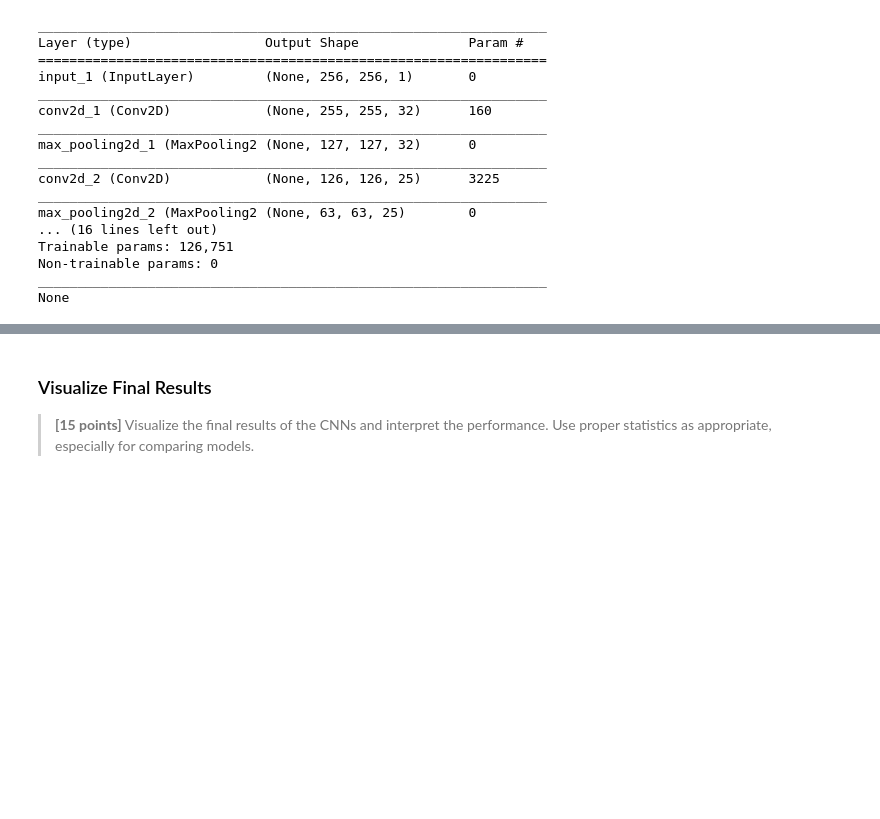
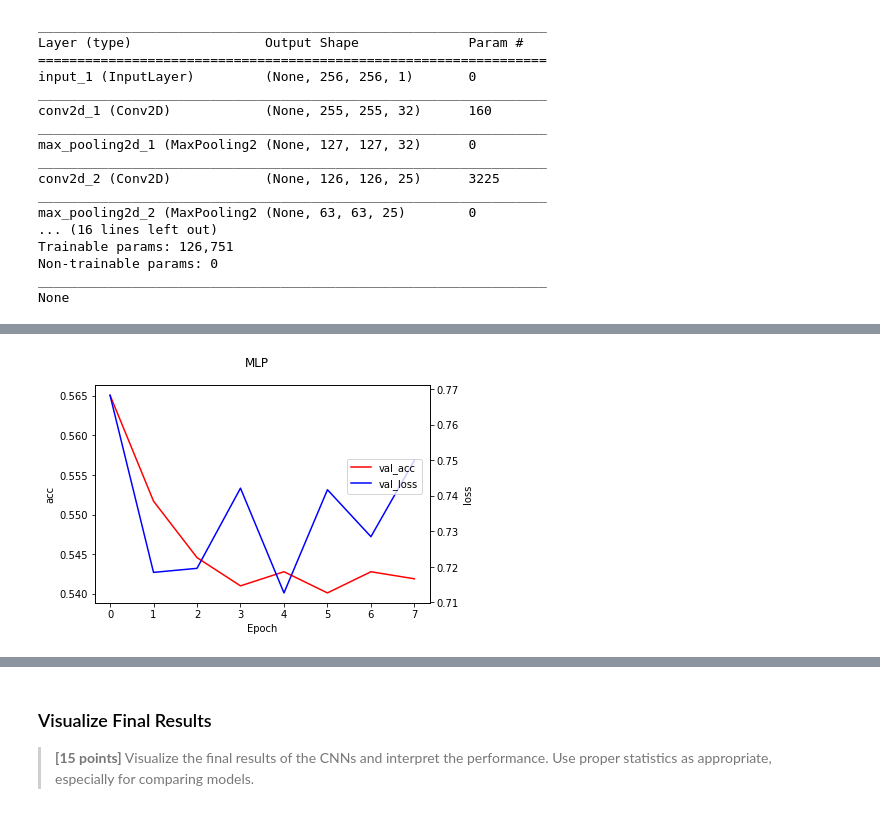
Before and after one commit to jamesothomas/MachineLearningPython, a Jupyter notebook: Lab6/Lab6_XRay_JT.ipynb, the cells around one changed output, grey strips where cells are left out. Saved outputs shown, nothing was run; the diff lists cells and outputs as text; code cells hidden in the pictures; blank space fills up the shorter version.

```diff
--- a/Lab6/Lab6_XRay_JT.ipynb
+++ b/Lab6/Lab6_XRay_JT.ipynb
@@ -1149,0 +1270,29 @@ history_plotter(resnet_history, title='ResNet')
+# %%
+def make_mlp(size=256, print_model=False, n_hidden_layers=2, n_hidden_neurons=128, dropout_percent=0.25,
+             loss='binary_crossentropy', metrics=['accuracy']):
+
+    # start by flattening the input
+    input_holder = Input(shape=(size, size, 1))
+    x = Flatten()(input_holder)
+
+    # now loop over the hidden layers
+    for _ in range(n_hidden_layers):
+        x = Dense(n_hidden_neurons)(x)
+        x = Activation("relu")(x)
+        x = Dropout(dropout_percent)(x)
+
+    x = Dense(1)(x)
+    x = Activation('sigmoid')(x)
+
+    MLP = Model(inputs=input_holder,outputs=x)
+
+    MLP.compile(loss=loss, # 'categorical_crossentropy' 'mean_squared_error'
+                    optimizer='rmsprop', # 'adadelta' 'rmsprop'
+                    metrics=metrics)
+
+    if print_model:
+        print(MLP.summary())
+
+    return MLP
+
+MLP = make_mlp(print_model=True)
@@ -1149,0 +1317,9 @@ history_plotter(resnet_history, title='ResNet')
+# %%
+MLP_history = MLP.fit_generator(datagen.flow(X_train, y_train, batch_size=32),
+                                          steps_per_epoch=int(len(X_train)/32), # how many generators to go through per epoch
+                                          epochs=50, verbose=1,
+                                          validation_data=(X_test,y_test),
+                                          callbacks=[EarlyStopping(monitor='val_loss', patience=3, restore_best_weights=True)]
+                                          )
+
+K_clear_session()
@@ -1149,0 +1343,4 @@ history_plotter(resnet_history, title='ResNet')
+# %%
+history_plotter(MLP_history, title='MLP')
+# %% [output]
+[figure, added]
```
Also changed, not shown: parts of 48 cells of this notebook.
